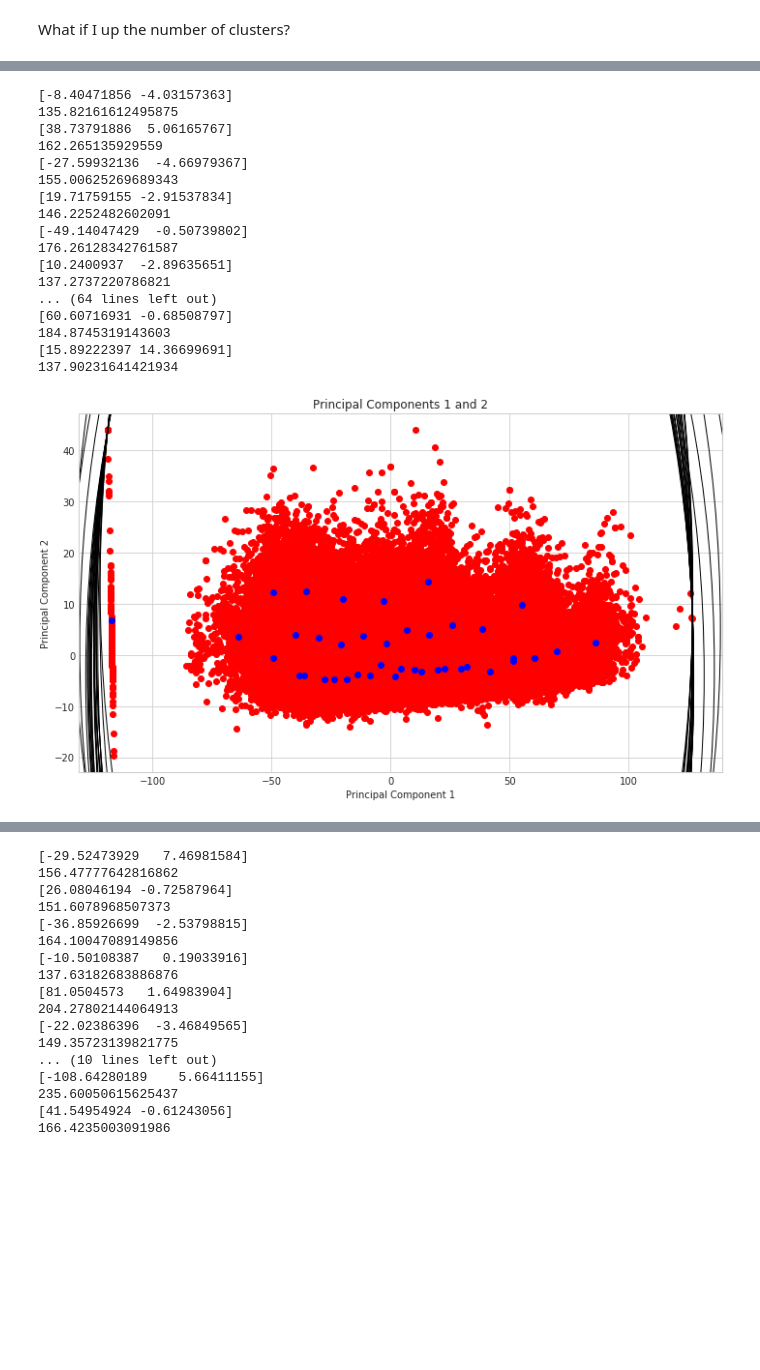
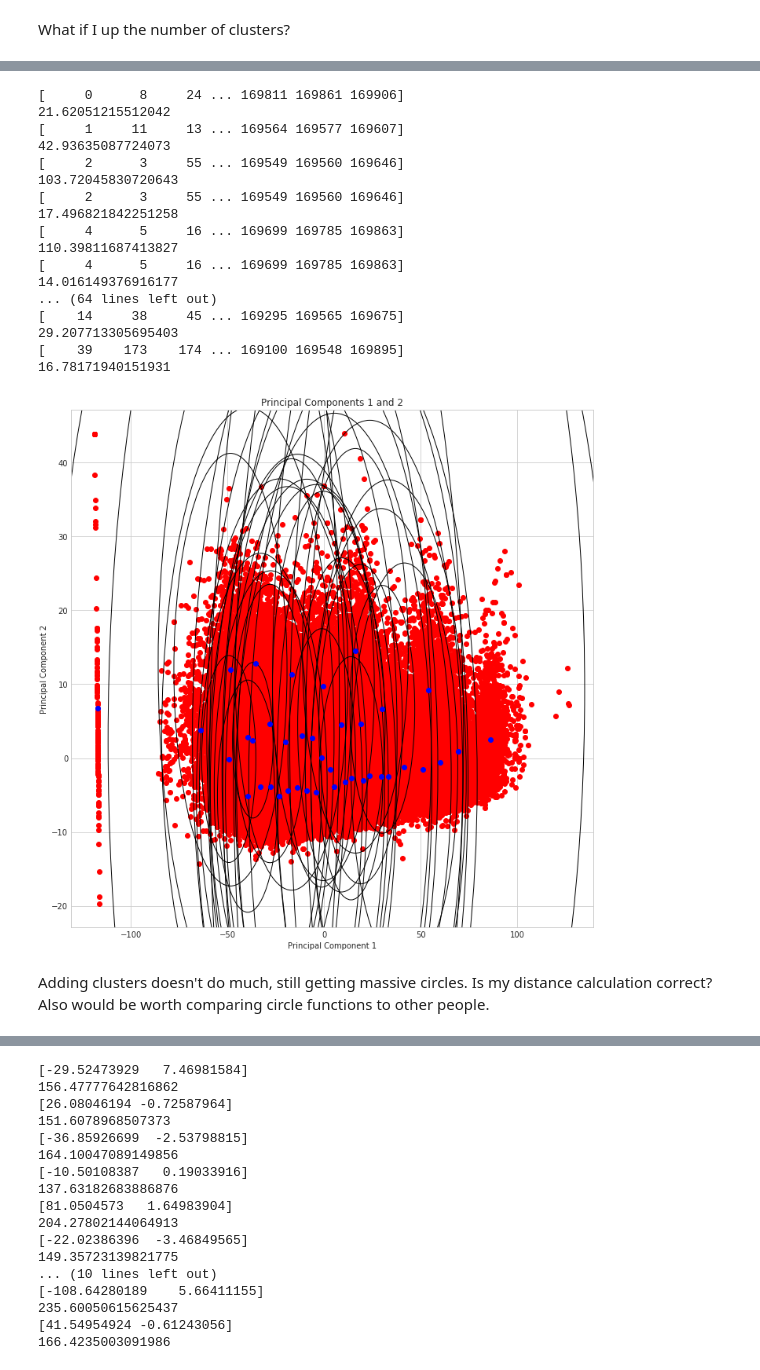
Before and after one commit to zainkhan9/spotify_ml, a Jupyter notebook: genre_clustering.ipynb, the cells around one changed output, grey strips where cells are left out. Drawn from its saved outputs; the diff is of its cells as text; code cells hidden in the pictures; blank space fills up the shorter version.

```diff
--- a/genre_clustering.ipynb
+++ b/genre_clustering.ipynb
@@ -484,53 +490,32 @@ I gotta turn this into a function
-# %%
-kmeans = KMeans(n_clusters= 40)
-kmeans.fit(X)
-centers = kmeans.cluster_centers_
-centers_2d = pca.transform(centers)
-
-with plt.style.context('seaborn-whitegrid'):
-        plt.figure(figsize=(10, 6))
-
-        plt.scatter([i[0] for i in X_2d], [i[1] for i in X_2d], c = 'r')
-
-        plt.xlabel('Principal Component 1')
-        plt.ylabel('Principal Component 2')
-        #plt.legend()
-        plt.title("Principal Components 1 and 2")
-        plt.tight_layout()
-
-plt.plot(centers_2d[:,0], centers_2d[:,1], 'bo', label  = "centroid")
-
-for ind,i in enumerate(centers_2d):
-        #print(ind)
-
-
-    print(i)
-
-
-    dists = metrics.pairwise_distances([i], X_2d)
-
-    max_dist=np.max(dists)
-    print(max_dist)
-    plt.gca().add_artist(plt.Circle(i, max_dist, fill=False))
-# %% [output]
-[-8.40471856 -4.03157363]
-135.82161612495875
-[38.73791886  5.06165767]
-162.265135929559
-[-27.59932136  -4.66979367]
-155.00625269689343
-[19.71759155 -2.91537834]
-146.2252482602091
-[-49.14047429  -0.50739802]
-176.26128342761587
-[10.2400937  -2.89635651]
-137.2737220786821
-... (64 lines left out)
-[60.60716931 -0.68508797]
-184.8745319143603
-[15.89222397 14.36699691]
-137.90231641421934
-[figure, removed]
+# %%
+kmeans = KMeans(n_clusters= 40)
+kmeans.fit(X)
+centers = kmeans.cluster_centers_
+centers_2d = pca.transform(centers)
+
+plot_pca()
+plot_kmeans()
+# %% [output]
+[     0      8     24 ... 169811 169861 169906]
+21.62051215512042
+[     1     11     13 ... 169564 169577 169607]
+42.93635087724073
+[     2      3     55 ... 169549 169560 169646]
+103.72045830720643
+[     2      3     55 ... 169549 169560 169646]
+17.496821842251258
+[     4      5     16 ... 169699 169785 169863]
+110.39811687413827
+[     4      5     16 ... 169699 169785 169863]
+14.016149376916177
+... (64 lines left out)
+[    14     38     45 ... 169295 169565 169675]
+29.207713305695403
+[    39    173    174 ... 169100 169548 169895]
+16.78171940151931
+[figure, added]
+# %% [markdown]
+Adding clusters doesn't do much, still getting massive circles.  Is my distance calculation correct? Also would be worth comparing circle functions to other people.
 # %%
 centers_2d
 # %% [output]
```
Also changed, not shown: parts of 8 cells of this notebook, 1 other file.
